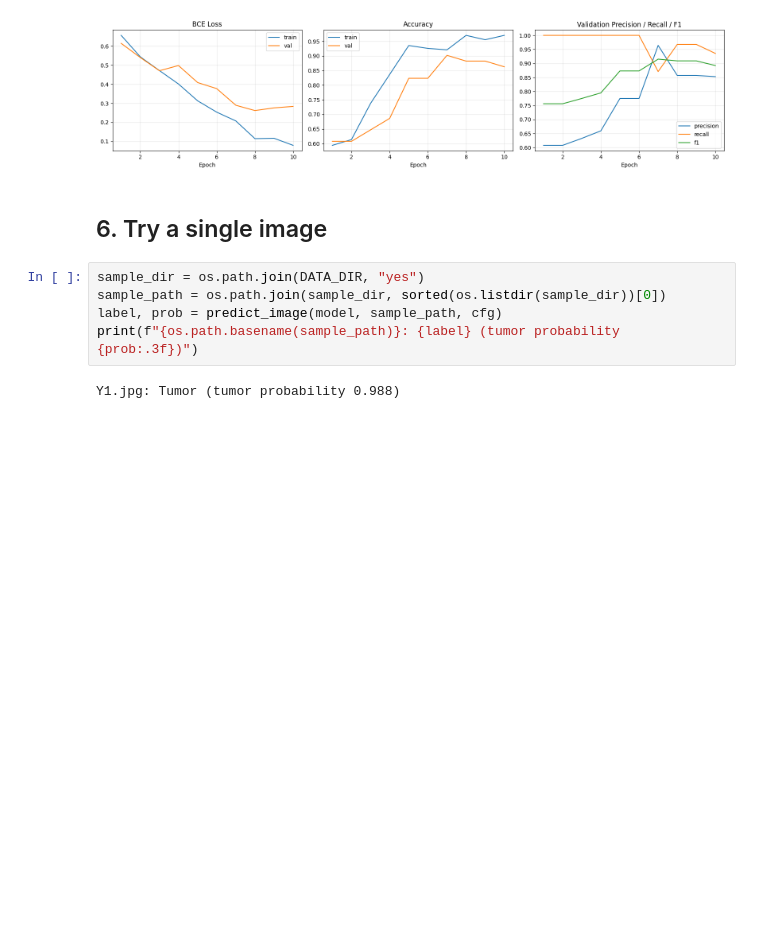
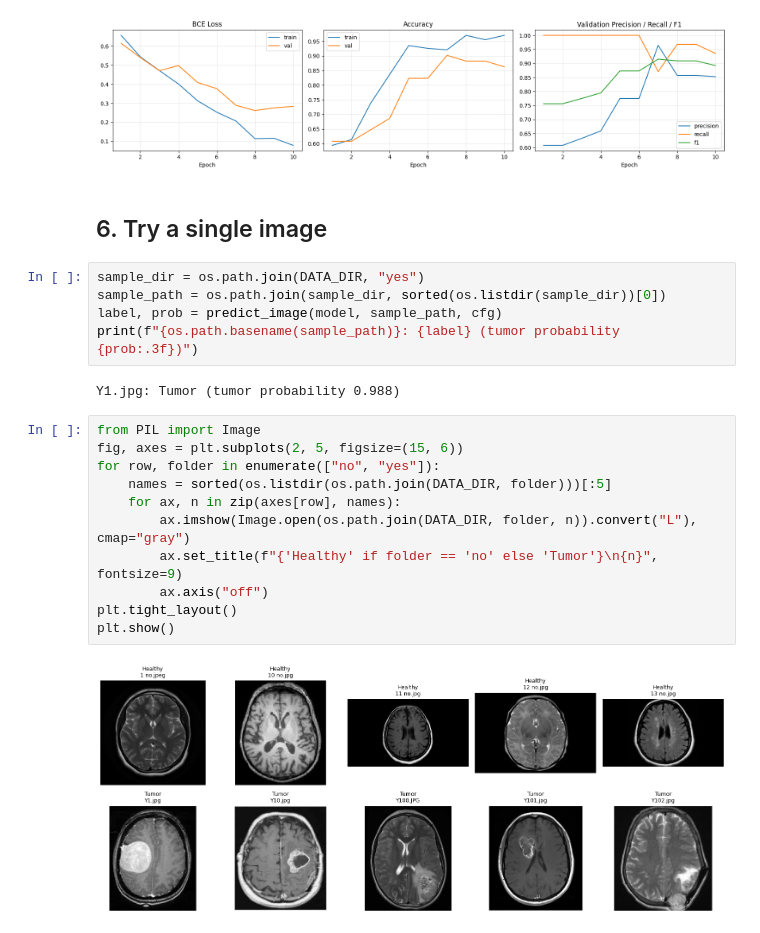
Before and after one commit to ariansarathy/Brain-Tumor, a Jupyter notebook: Brain_Tumor_Classifier.ipynb, the cells around one changed output. Saved outputs shown, nothing was run; the diff lists cells and outputs as text; blank space fills up the shorter version.

```diff
--- a/Brain_Tumor_Classifier.ipynb
+++ b/Brain_Tumor_Classifier.ipynb
@@ -484,3 +479,16 @@ label, prob = predict_image(model, sample_path, cfg)
 print(f"{os.path.basename(sample_path)}: {label} (tumor probability {prob:.3f})")
 # %% [output]
 Y1.jpg: Tumor (tumor probability 0.988)
+# %%
+from PIL import Image
+fig, axes = plt.subplots(2, 5, figsize=(15, 6))
+for row, folder in enumerate(["no", "yes"]):
+    names = sorted(os.listdir(os.path.join(DATA_DIR, folder)))[:5]
+    for ax, n in zip(axes[row], names):
+        ax.imshow(Image.open(os.path.join(DATA_DIR, folder, n)).convert("L"), cmap="gray")
+        ax.set_title(f"{'Healthy' if folder == 'no' else 'Tumor'}\n{n}", fontsize=9)
+        ax.axis("off")
+plt.tight_layout()
+plt.show()
+# %% [output]
+[figure, added]
```
Also changed, not shown: parts of 3 cells of this notebook.
